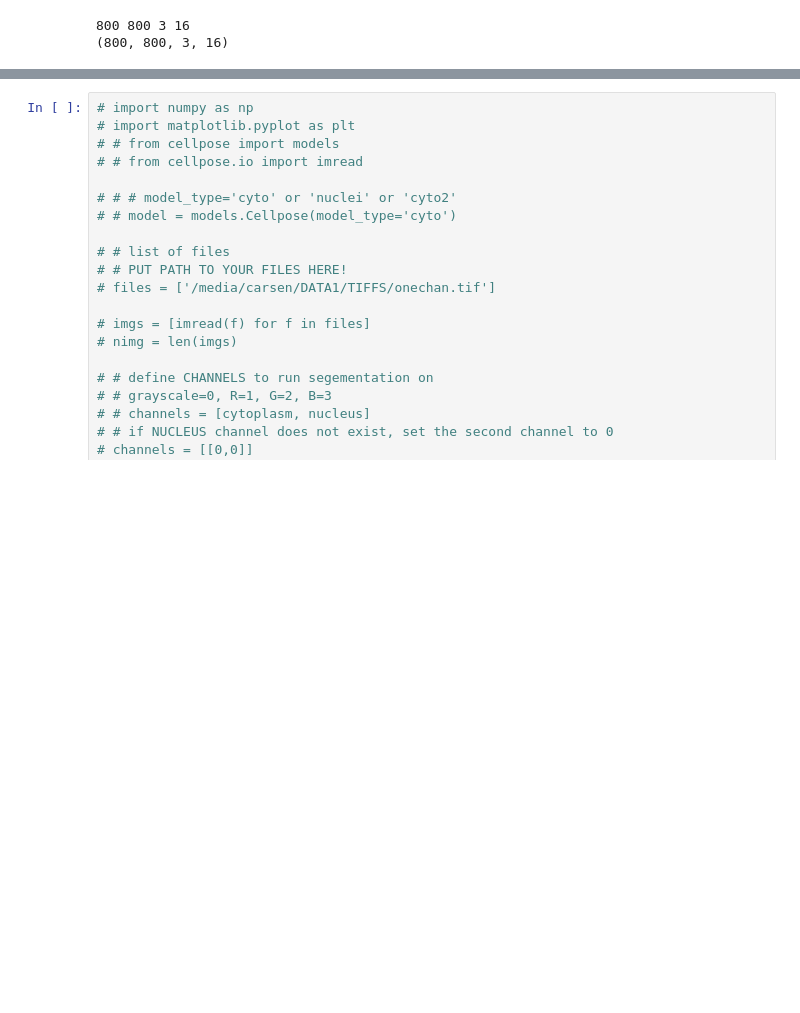
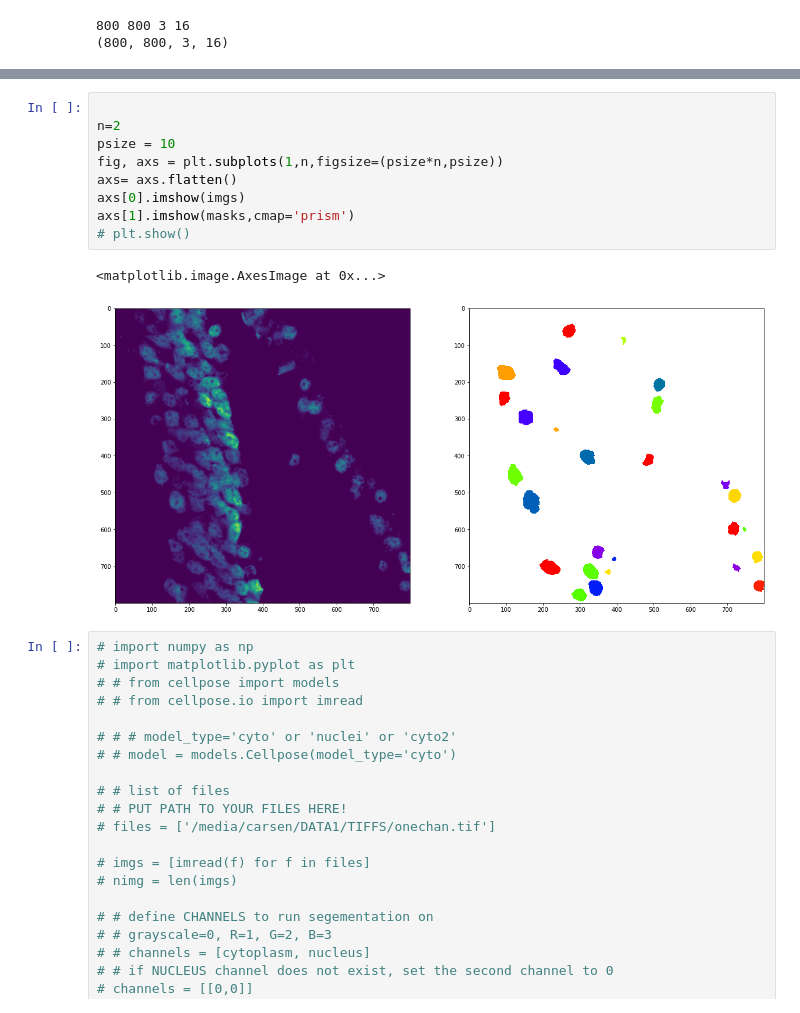
Before and after one commit to dtabuena/Images, a Jupyter notebook: Cell_Pose.ipynb, the cells around one changed output, grey strips where cells are left out. Drawn from its saved outputs; the diff is of its cells as text; blank space fills up the shorter version.

```diff
--- a/Cell_Pose.ipynb
+++ b/Cell_Pose.ipynb
@@ -130,3 +146,15 @@ WARNING:cellpose.models:could not estimate diameter, does not work on non-2D ima
+# %%
+
+n=2
+psize = 10
+fig, axs = plt.subplots(1,n,figsize=(psize*n,psize))
+axs= axs.flatten()
+axs[0].imshow(imgs)
+axs[1].imshow(masks,cmap='prism')
+# plt.show()
+# %% [output]
+<matplotlib.image.AxesImage at 0x...>
+[figure, added]
 # %%
 # import numpy as np
 # import matplotlib.pyplot as plt
```
Also changed, not shown: parts of 4 cells of this notebook.
